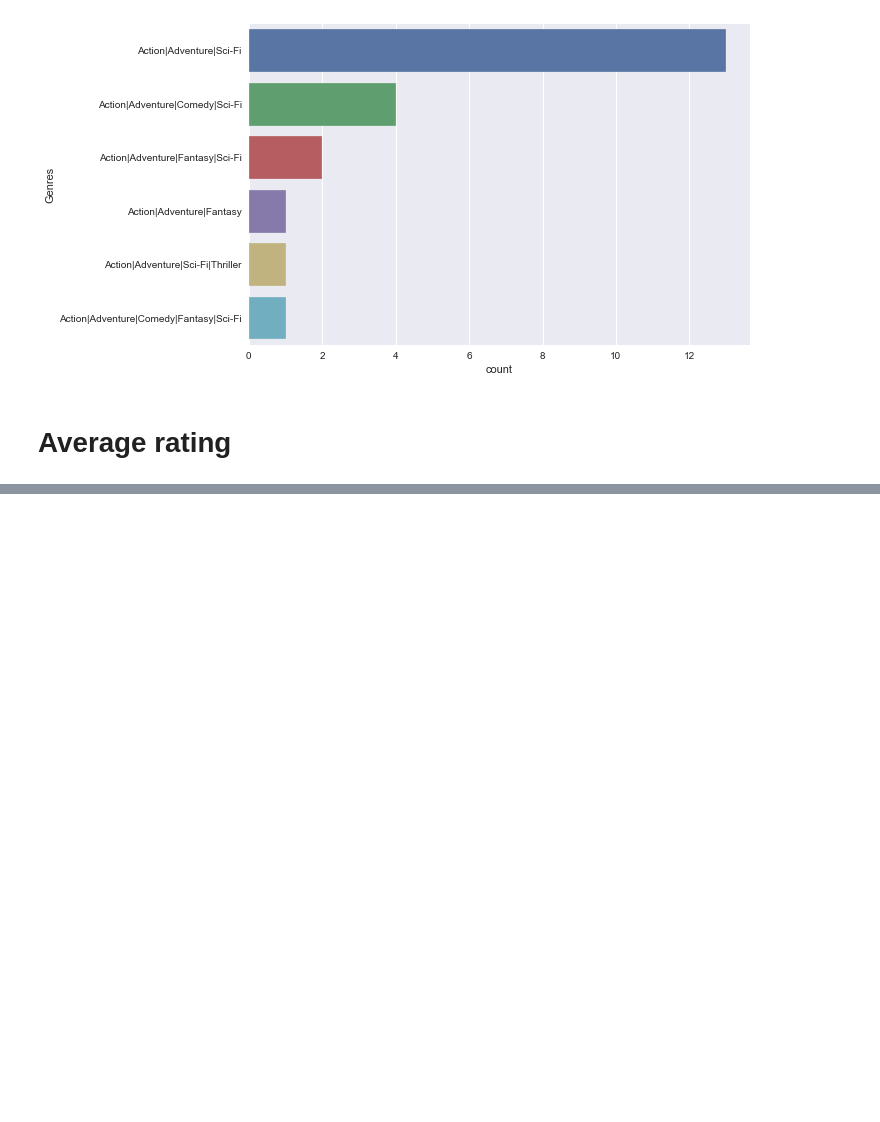
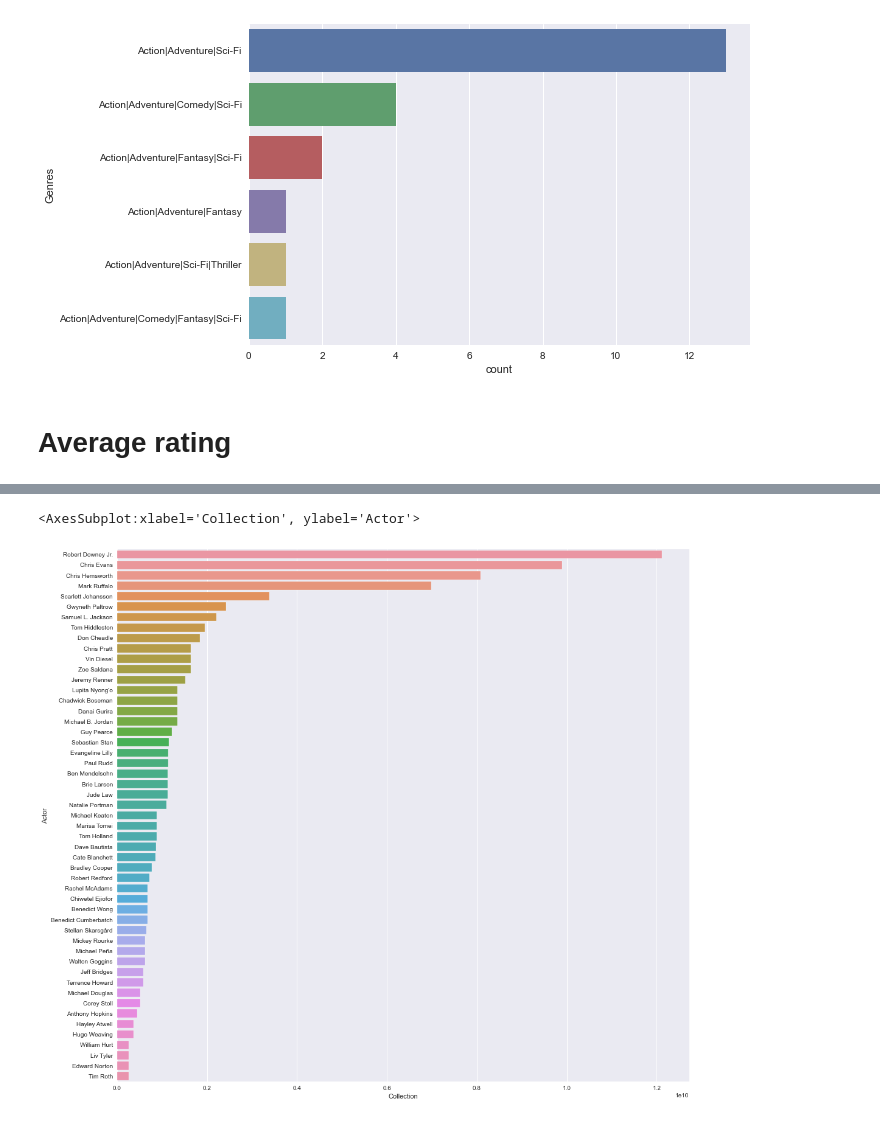
Before and after one commit to Mcgorane/kaggle-challenge2, a Jupyter notebook: marvel-notebook.ipynb, the cells around one changed output, grey strips where cells are left out. Cells and saved outputs as stored; diff of their text form; code cells hidden in the pictures; blank space fills up the shorter version.

```diff
--- a/marvel-notebook.ipynb
+++ b/marvel-notebook.ipynb
@@ -139,0 +145,3 @@ plt.show()
+# %%
+df['Cast'] = df['Cast'].astype(str)
+df.info()
@@ -139,0 +166,12 @@ plt.show()
+# %%
+#check per actor and per movie how much accumulated collections they have gathered
+dictionary_actors_profit = {}
+for actor in all_actors_set:
+    for i, cast in enumerate(df.Cast):
+        if actor in cast:
+            if actor in dictionary_actors_profit:
+                if df.iloc[i][10]:
+                    dictionary_actors_profit[actor] += df.iloc[i][14]
+            else:
+                dictionary_actors_profit[actor] = df.loc[i][14]
+print(dictionary_actors_profit)
@@ -139,0 +180,4 @@ plt.show()
+# %%
+profit_per_actor = (pd.DataFrame(list(dictionary_actors_profit.items()),columns = ['Actor','Collection'])).sort_values(by='Collection', ascending=False)
+profit_per_actor.reset_index(inplace=True, drop=True)
+profit_per_actor.head()
@@ -139,0 +191,6 @@ plt.show()
+# %%
+fig, ax = plt.subplots(figsize=(15,15))
+sns.barplot(x="Collection", y="Actor", data=profit_per_actor)
+# %% [output]
+<AxesSubplot:xlabel='Collection', ylabel='Actor'>
+[figure, added]
```
Also changed, not shown: parts of 19 cells of this notebook, 1 other file.
